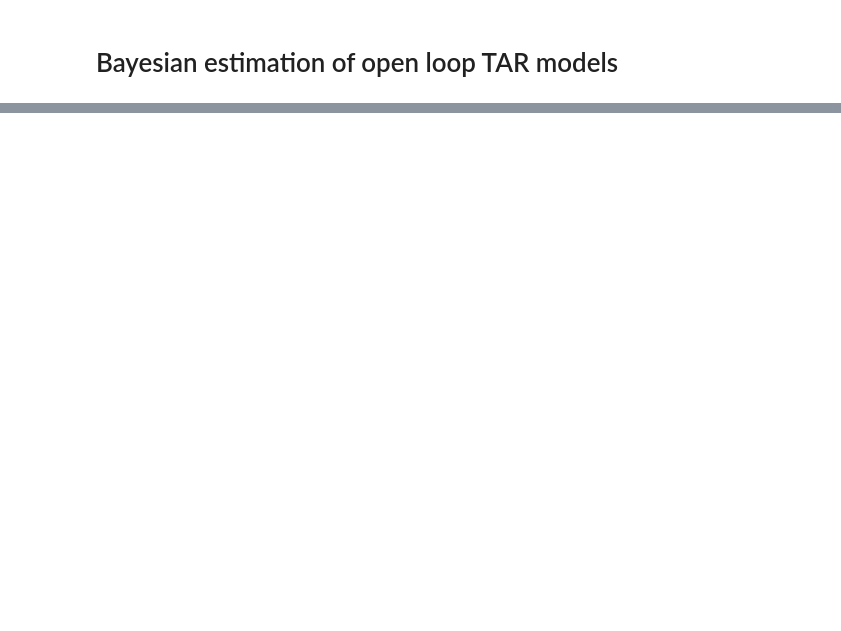
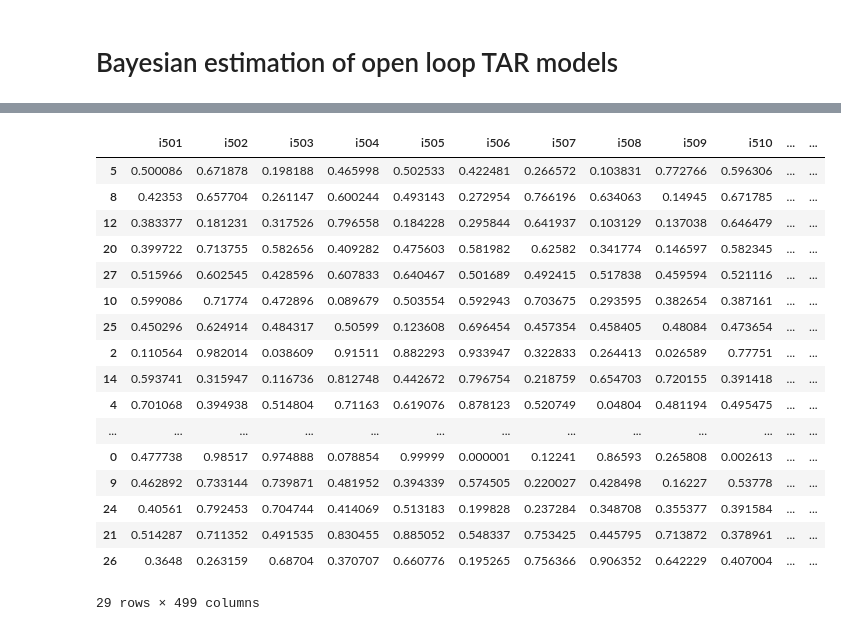
Before and after one commit to salahaddiniayyubi/BayesianTAR, a Jupyter notebook: BayesianTAR.ipynb, the cells around one changed output, grey strips where cells are left out. Drawn from its saved outputs; the diff is of its cells as text; code cells hidden in the pictures; blank space fills up the shorter version.

```diff
--- a/BayesianTAR.ipynb
+++ b/BayesianTAR.ipynb
@@ -117,0 +306,21 @@ AttributeError: module 'pystan' has no attribute 'build'
+# %%
+probs
+# %% [output]
+|  | i501 | i502 | i503 | i504 | i505 | i506 | i507 | i508 | i509 | i510 | ... | ... |
+| 5 | 0.500086 | 0.671878 | 0.198188 | 0.465998 | 0.502533 | 0.422481 | 0.266572 | 0.103831 | 0.772766 | 0.596306 | ... | ... |
+| 8 | 0.42353 | 0.657704 | 0.261147 | 0.600244 | 0.493143 | 0.272954 | 0.766196 | 0.634063 | 0.14945 | 0.671785 | ... | ... |
+| 12 | 0.383377 | 0.181231 | 0.317526 | 0.796558 | 0.184228 | 0.295844 | 0.641937 | 0.103129 | 0.137038 | 0.646479 | ... | ... |
+| 20 | 0.399722 | 0.713755 | 0.582656 | 0.409282 | 0.475603 | 0.581982 | 0.62582 | 0.341774 | 0.146597 | 0.582345 | ... | ... |
+| 27 | 0.515966 | 0.602545 | 0.428596 | 0.607833 | 0.640467 | 0.501689 | 0.492415 | 0.517838 | 0.459594 | 0.521116 | ... | ... |
+| 10 | 0.599086 | 0.71774 | 0.472896 | 0.089679 | 0.503554 | 0.592943 | 0.703675 | 0.293595 | 0.382654 | 0.387161 | ... | ... |
+| 25 | 0.450296 | 0.624914 | 0.484317 | 0.50599 | 0.123608 | 0.696454 | 0.457354 | 0.458405 | 0.48084 | 0.473654 | ... | ... |
+| 2 | 0.110564 | 0.982014 | 0.038609 | 0.91511 | 0.882293 | 0.933947 | 0.322833 | 0.264413 | 0.026589 | 0.77751 | ... | ... |
+| 14 | 0.593741 | 0.315947 | 0.116736 | 0.812748 | 0.442672 | 0.796754 | 0.218759 | 0.654703 | 0.720155 | 0.391418 | ... | ... |
+| 4 | 0.701068 | 0.394938 | 0.514804 | 0.71163 | 0.619076 | 0.878123 | 0.520749 | 0.04804 | 0.481194 | 0.495475 | ... | ... |
+| ... | ... | ... | ... | ... | ... | ... | ... | ... | ... | ... | ... | ... |
+| 0 | 0.477738 | 0.98517 | 0.974888 | 0.078854 | 0.99999 | 0.000001 | 0.12241 | 0.86593 | 0.265808 | 0.002613 | ... | ... |
+| 9 | 0.462892 | 0.733144 | 0.739871 | 0.481952 | 0.394339 | 0.574505 | 0.220027 | 0.428498 | 0.16227 | 0.53778 | ... | ... |
+| 24 | 0.40561 | 0.792453 | 0.704744 | 0.414069 | 0.513183 | 0.199828 | 0.237284 | 0.348708 | 0.355377 | 0.391584 | ... | ... |
+| 21 | 0.514287 | 0.711352 | 0.491535 | 0.830455 | 0.885052 | 0.548337 | 0.753425 | 0.445795 | 0.713872 | 0.378961 | ... | ... |
+| 26 | 0.3648 | 0.263159 | 0.68704 | 0.370707 | 0.660776 | 0.195265 | 0.756366 | 0.906352 | 0.642229 | 0.407004 | ... | ... |
+29 rows × 499 columns
```
Also changed, not shown: parts of 14 cells of this notebook, 1 other file.
